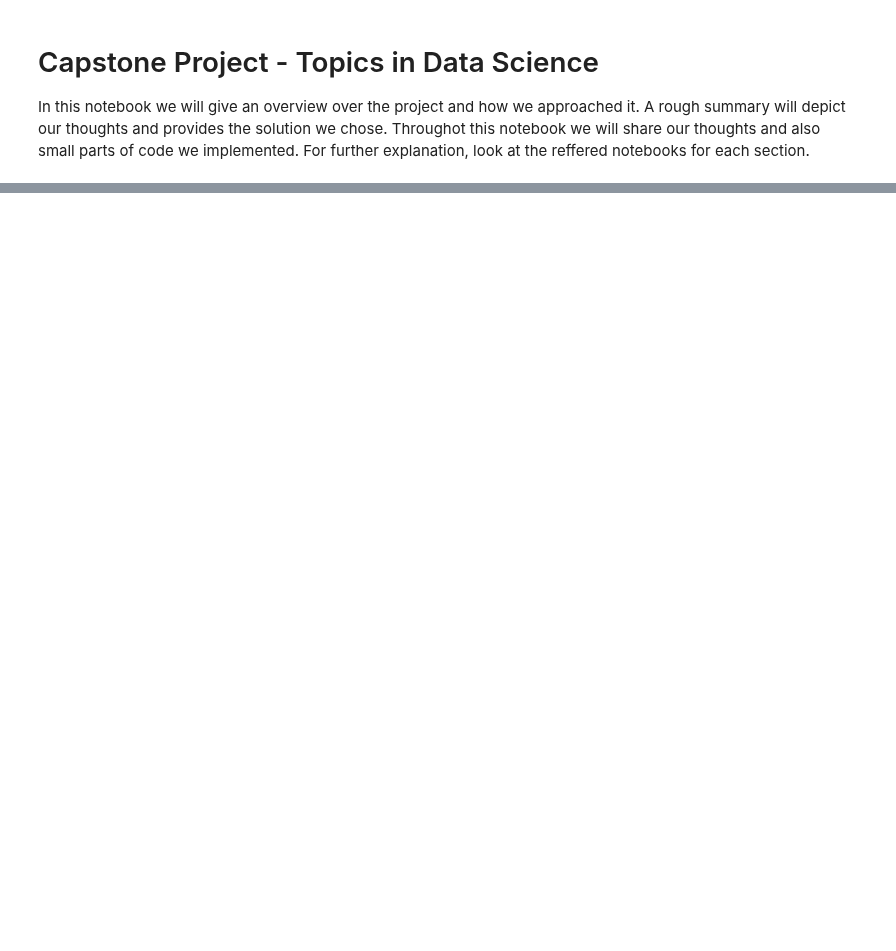
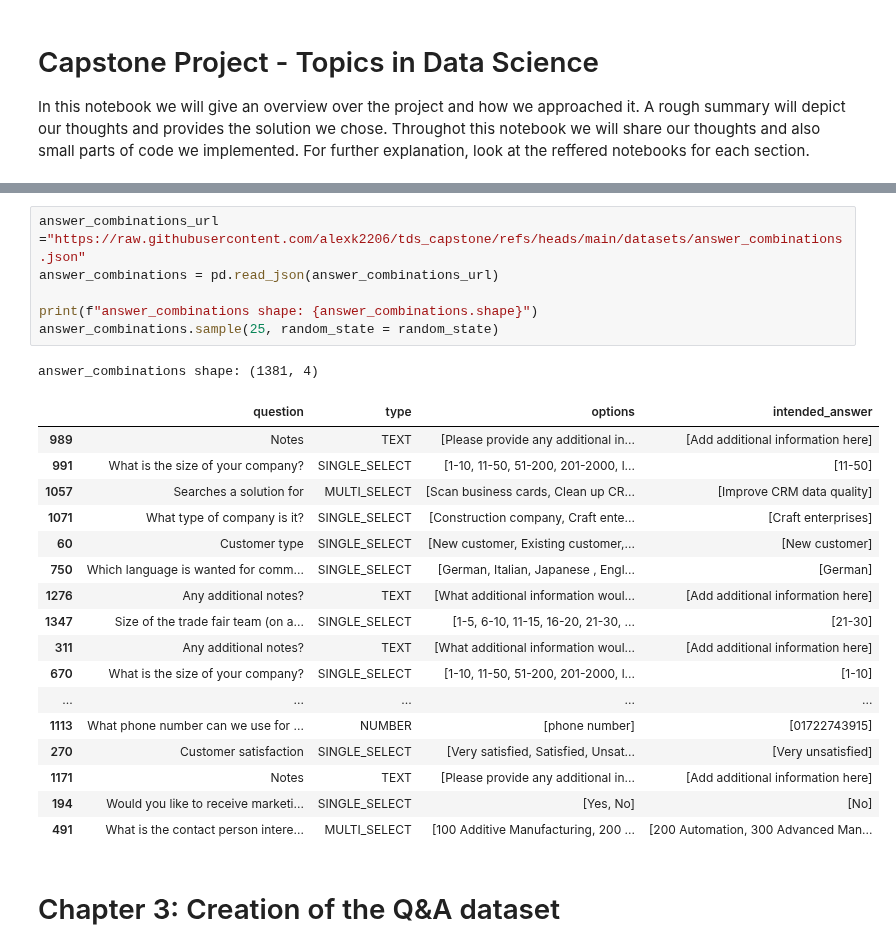
Before and after one commit to alexk2206/tds_capstone, a Jupyter notebook: Capstone_Project_Topics_in_Data_Science.ipynb, the cells around one changed output, grey strips where cells are left out. Cells and saved outputs as stored; diff of their text form; blank space fills up the shorter version.

```diff
--- a/Capstone_Project_Topics_in_Data_Science.ipynb
+++ b/Capstone_Project_Topics_in_Data_Science.ipynb
@@ -232,0 +166,27 @@ We tracked the difficulty for the generated context as 'easy', as we could see m
+# %%
+answer_combinations_url ="https://raw.githubusercontent.com/alexk2206/tds_capstone/refs/heads/main/datasets/answer_combinations.json"
+answer_combinations = pd.read_json(answer_combinations_url)
+
+print(f"answer_combinations shape: {answer_combinations.shape}")
+answer_combinations.sample(25, random_state = random_state)
+# %% [output]
+answer_combinations shape: (1381, 4)
+|  | question | type | options | intended_answer |
+| 989 | Notes | TEXT | [Please provide any additional in... | [Add additional information here] |
+| 991 | What is the size of your company? | SINGLE_SELECT | [1-10, 11-50, 51-200, 201-2000, l... | [11-50] |
+| 1057 | Searches a solution for | MULTI_SELECT | [Scan business cards, Clean up CR... | [Improve CRM data quality] |
+| 1071 | What type of company is it? | SINGLE_SELECT | [Construction company, Craft ente... | [Craft enterprises] |
+| 60 | Customer type | SINGLE_SELECT | [New customer, Existing customer,... | [New customer] |
+| 750 | Which language is wanted for comm... | SINGLE_SELECT | [German, Italian, Japanese , Engl... | [German] |
+| 1276 | Any additional notes? | TEXT | [What additional information woul... | [Add additional information here] |
+| 1347 | Size of the trade fair team (on a... | SINGLE_SELECT | [1-5, 6-10, 11-15, 16-20, 21-30, ... | [21-30] |
+| 311 | Any additional notes? | TEXT | [What additional information woul... | [Add additional information here] |
+| 670 | What is the size of your company? | SINGLE_SELECT | [1-10, 11-50, 51-200, 201-2000, l... | [1-10] |
+| ... | ... | ... | ... | ... |
+| 1113 | What phone number can we use for ... | NUMBER | [phone number] | [01722743915] |
+| 270 | Customer satisfaction | SINGLE_SELECT | [Very satisfied, Satisfied, Unsat... | [Very unsatisfied] |
+| 1171 | Notes | TEXT | [Please provide any additional in... | [Add additional information here] |
+| 194 | Would you like to receive marketi... | SINGLE_SELECT | [Yes, No] | [No] |
+| 491 | What is the contact person intere... | MULTI_SELECT | [100 Additive Manufacturing, 200 ... | [200 Automation, 300 Advanced Man... |
+# %% [markdown]
+# Chapter 3: Creation of the Q&A dataset
```
Also changed, not shown: parts of 41 cells of this notebook.
